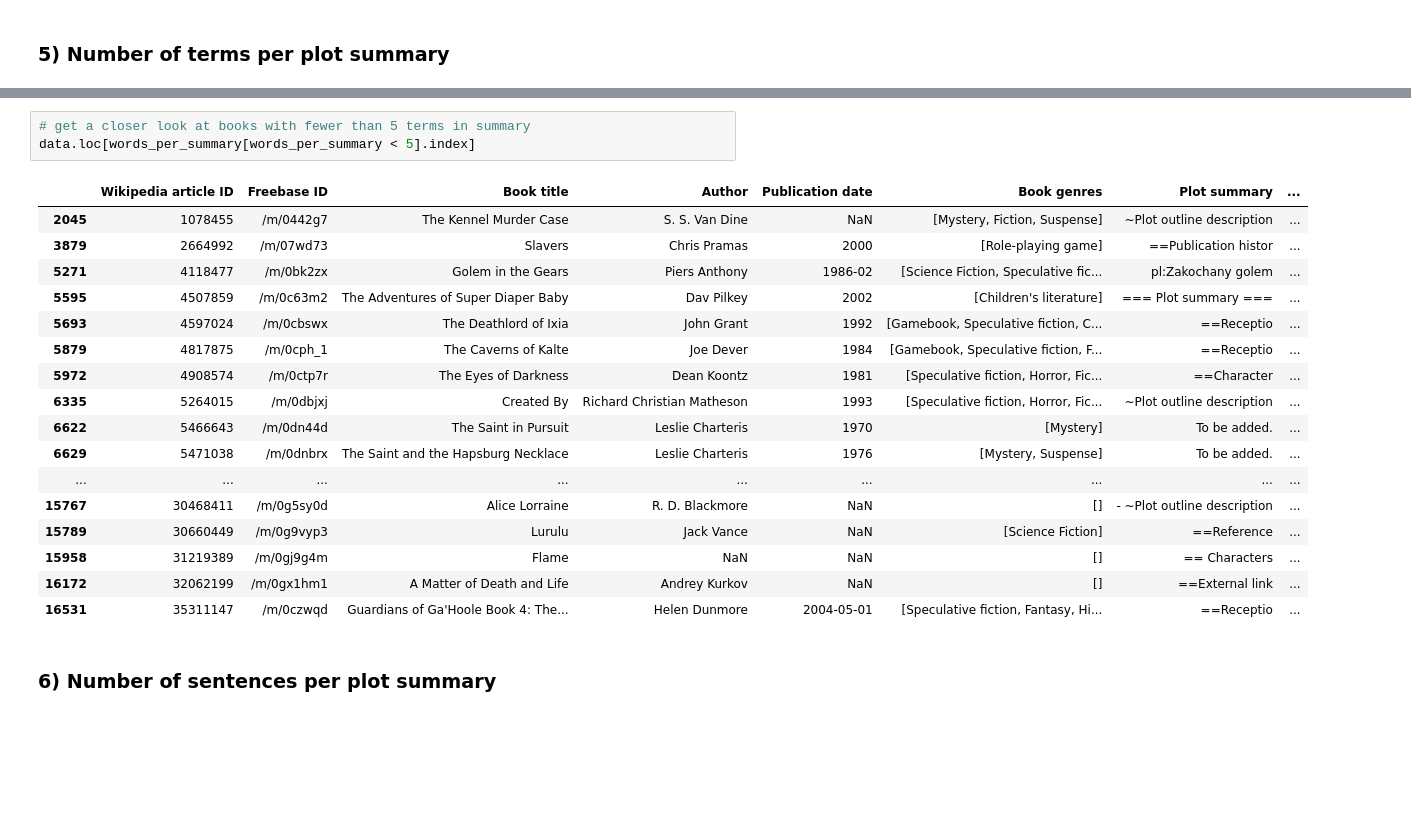
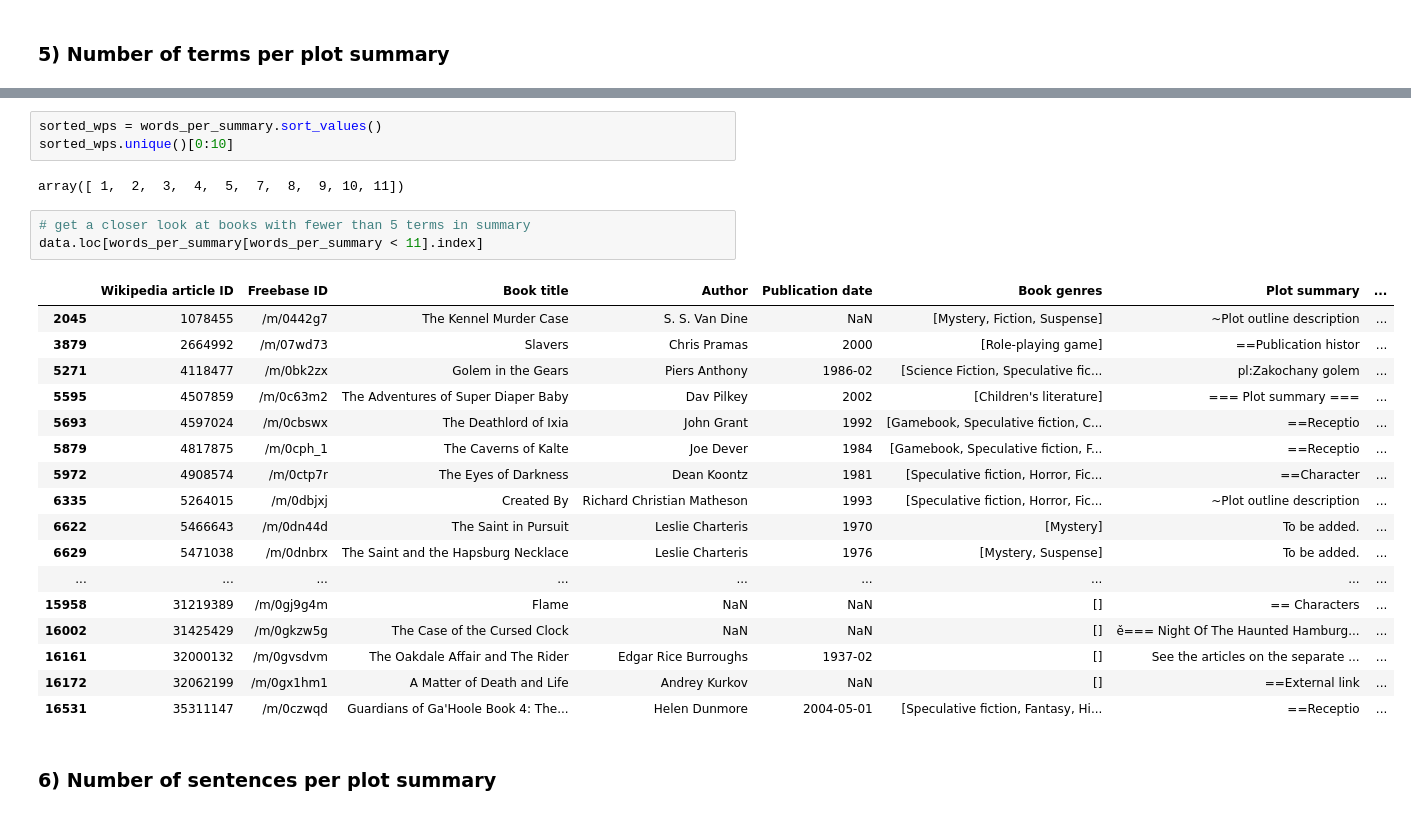
Before and after one commit to JD-Bentley/book-recommender, a Jupyter notebook: src/book-reco-eda.ipynb, the cells around one changed output, grey strips where cells are left out. Drawn from its saved outputs; the diff is of its cells as text; blank space fills up the shorter version.

```diff
--- a/src/book-reco-eda.ipynb
+++ b/src/book-reco-eda.ipynb
@@ -289,25 +291,30 @@ fig.update_layout(
 fig.show()
 # %% [output]
 [interactive output not drawn]
+# %%
+sorted_wps = words_per_summary.sort_values()
+sorted_wps.unique()[0:10]
+# %% [output]
+array([ 1,  2,  3,  4,  5,  7,  8,  9, 10, 11])
 # %%
 # get a closer look at books with fewer than 5 terms in summary
-data.loc[words_per_summary[words_per_summary < 5].index]
+data.loc[words_per_summary[words_per_summary < 11].index]
 # %% [output]
 |  | Wikipedia article ID | Freebase ID | Book title | Author | Publication date | Book genres | Plot summary | ... |
 | 2045 | 1078455 | /m/0442g7 | The Kennel Murder Case | S. S. Van Dine | NaN | [Mystery, Fiction, Suspense] | ~Plot outline description | ... |
 | 3879 | 2664992 | /m/07wd73 | Slavers | Chris Pramas | 2000 | [Role-playing game] | ==Publication histor | ... |
 | 5271 | 4118477 | /m/0bk2zx | Golem in the Gears | Piers Anthony | 1986-02 | [Science Fiction, Speculative fic... | pl:Zakochany golem | ... |
 | 5595 | 4507859 | /m/0c63m2 | The Adventures of Super Diaper Baby | Dav Pilkey | 2002 | [Children's literature] | === Plot summary === | ... |
 | 5693 | 4597024 | /m/0cbswx | The Deathlord of Ixia | John Grant | 1992 | [Gamebook, Speculative fiction, C... | ==Receptio | ... |
 | 5879 | 4817875 | /m/0cph_1 | The Caverns of Kalte | Joe Dever | 1984 | [Gamebook, Speculative fiction, F... | ==Receptio | ... |
 | 5972 | 4908574 | /m/0ctp7r | The Eyes of Darkness | Dean Koontz | 1981 | [Speculative fiction, Horror, Fic... | ==Character | ... |
 | 6335 | 5264015 | /m/0dbjxj | Created By | Richard Christian Matheson | 1993 | [Speculative fiction, Horror, Fic... | ~Plot outline description | ... |
 | 6622 | 5466643 | /m/0dn44d | The Saint in Pursuit | Leslie Charteris | 1970 | [Mystery] | To be added. | ... |
 | 6629 | 5471038 | /m/0dnbrx | The Saint and the Hapsburg Necklace | Leslie Charteris | 1976 | [Mystery, Suspense] | To be added. | ... |
 | ... | ... | ... | ... | ... | ... | ... | ... | ... |
-| 15767 | 30468411 | /m/0g5sy0d | Alice Lorraine | R. D. Blackmore | NaN | [] | - ~Plot outline description | ... |
-| 15789 | 30660449 | /m/0g9vyp3 | Lurulu | Jack Vance | NaN | [Science Fiction] | ==Reference | ... |
 | 15958 | 31219389 | /m/0gj9g4m | Flame | NaN | NaN | [] | == Characters | ... |
+| 16002 | 31425429 | /m/0gkzw5g | The Case of the Cursed Clock | NaN | NaN | [] | ě=== Night Of The Haunted Hamburg... | ... |
+| 16161 | 32000132 | /m/0gvsdvm | The Oakdale Affair and The Rider | Edgar Rice Burroughs | 1937-02 | [] | See the articles on the separate ... | ... |
 | 16172 | 32062199 | /m/0gx1hm1 | A Matter of Death and Life | Andrey Kurkov | NaN | [] | ==External link | ... |
 | 16531 | 35311147 | /m/0czwqd | Guardians of Ga'Hoole Book 4: The... | Helen Dunmore | 2004-05-01 | [Speculative fiction, Fantasy, Hi... | ==Receptio | ... |
 # %% [markdown]
```
Also changed, not shown: parts of 2 cells of this notebook.
